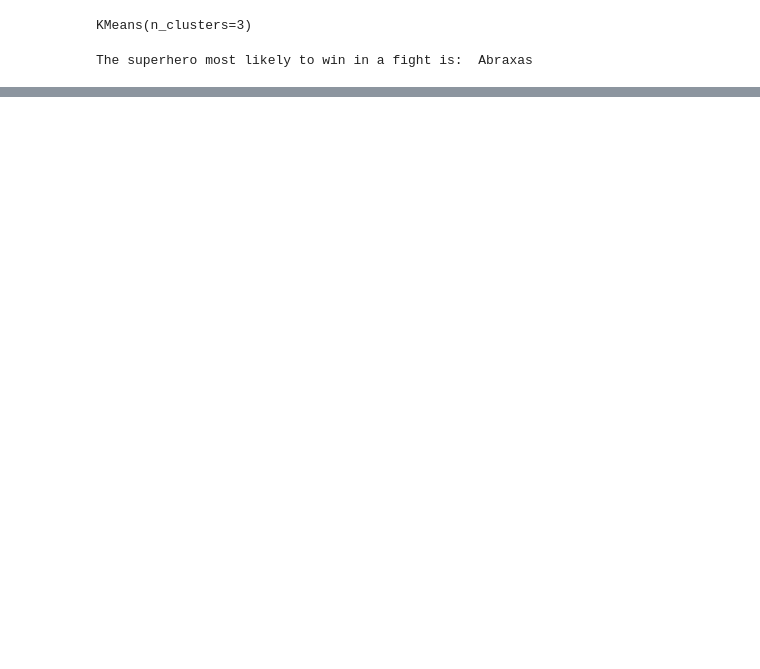
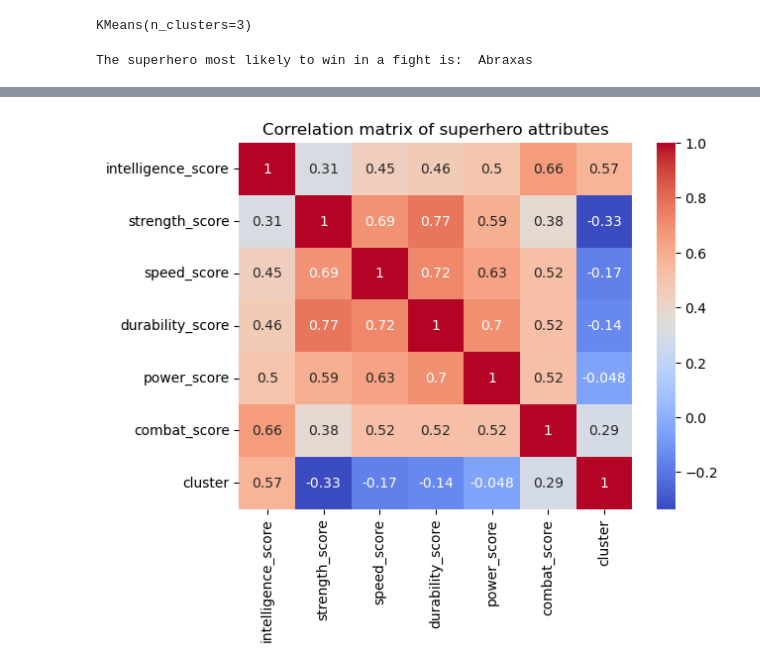
Before and after one commit to nrodriguez04/DiscoverAI_FinalProject, a Jupyter notebook: ai4all-final-project-group-19.ipynb, the cells around one changed output, grey strips where cells are left out. Cells and saved outputs as stored; diff of their text form; code cells hidden in the pictures; blank space fills up the shorter version.

```diff
--- a/ai4all-final-project-group-19.ipynb
+++ b/ai4all-final-project-group-19.ipynb
@@ -132,0 +183,10 @@ Principal Component 2:
+# %%
+# Compute the correlation matrix between attributes
+corr_matrix = data.corr()
+# %%
+# Create a heatmap of the correlation matrix
+sns.heatmap(corr_matrix, annot=True, cmap='coolwarm')
+plt.title('Correlation matrix of superhero attributes')
+plt.show()
+# %% [output]
+[figure, added]
```
Also changed, not shown: parts of 29 cells of this notebook.
